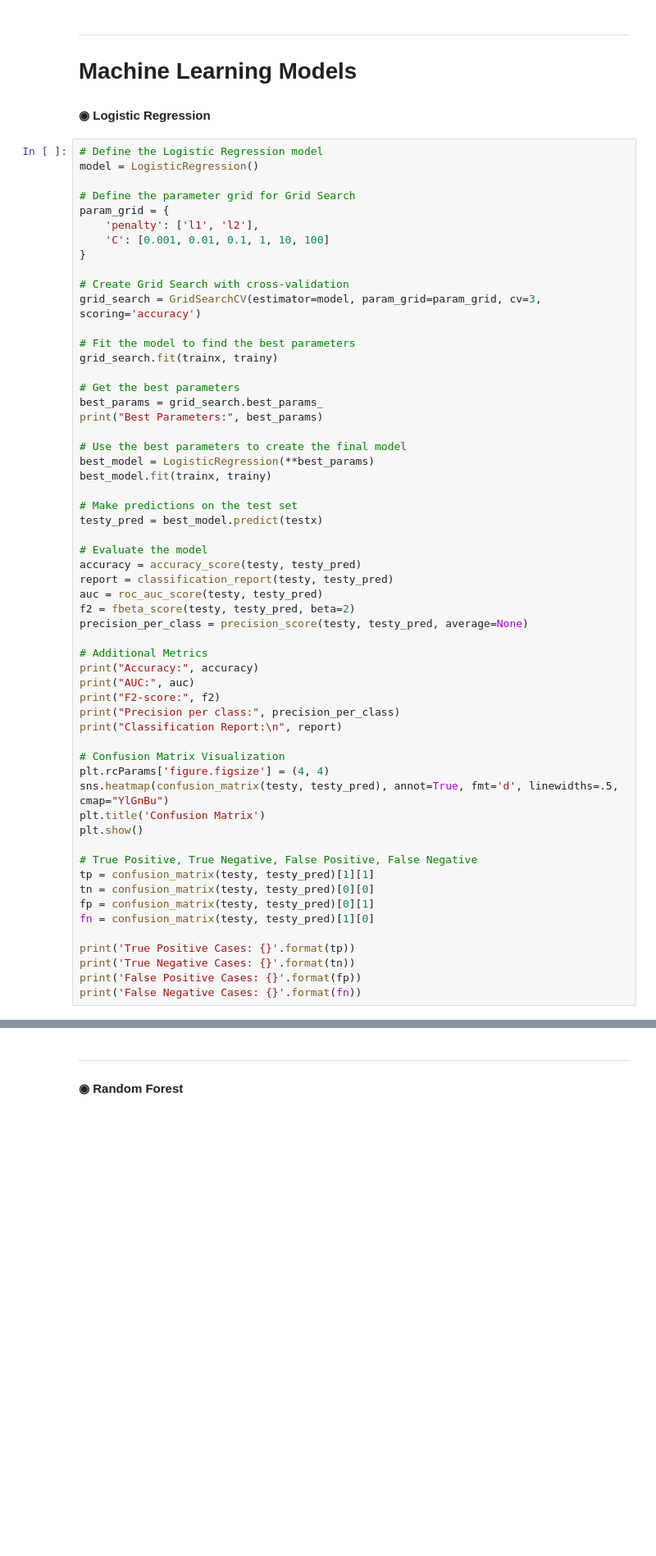
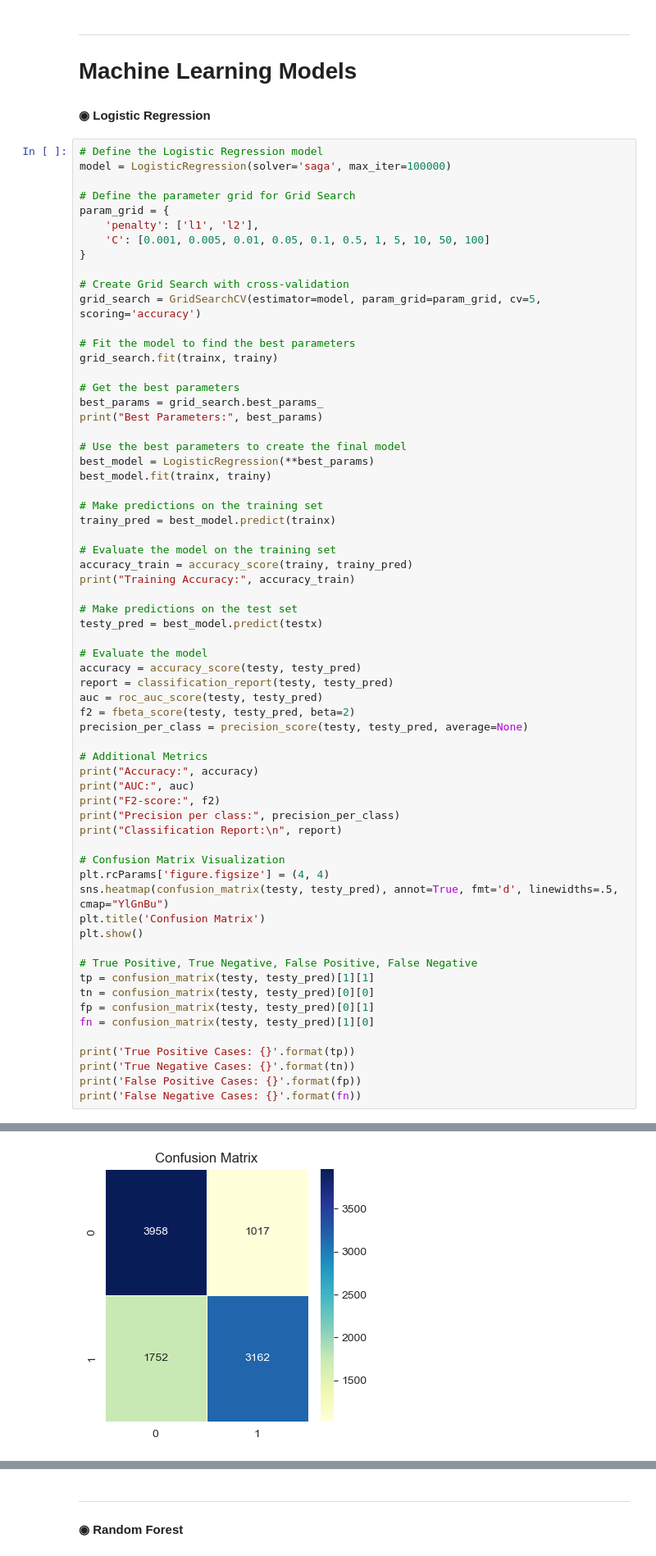
Before and after one commit to MasoudNateghi/CS534, a Jupyter notebook: Project/Project.ipynb, the cells around one changed output, grey strips where cells are left out. Shown at 82% size. Drawn from its saved outputs; the diff is of its cells as text; blank space fills up the shorter version.

```diff
--- a/Project/Project.ipynb
+++ b/Project/Project.ipynb
@@ -1208,16 +1209,16 @@ testx = scaler.transform(testx)
 #### ◉ Logistic Regression
 # %%
 # Define the Logistic Regression model
-model = LogisticRegression()
+model = LogisticRegression(solver='saga', max_iter=100000)
 
 # Define the parameter grid for Grid Search
 param_grid = {
     'penalty': ['l1', 'l2'],
-    'C': [0.001, 0.01, 0.1, 1, 10, 100]
+    'C': [0.001, 0.005, 0.01, 0.05, 0.1, 0.5, 1, 5, 10, 50, 100]
 }
 
 # Create Grid Search with cross-validation
-grid_search = GridSearchCV(estimator=model, param_grid=param_grid, cv=3, scoring='accuracy')
+grid_search = GridSearchCV(estimator=model, param_grid=param_grid, cv=5, scoring='accuracy')
 
 # Fit the model to find the best parameters
 grid_search.fit(trainx, trainy)
@@ -1229,6 +1230,13 @@ print("Best Parameters:", best_params)
 # Use the best parameters to create the final model
 best_model = LogisticRegression(**best_params)
 best_model.fit(trainx, trainy)
+
+# Make predictions on the training set
+trainy_pred = best_model.predict(trainx)
+
+# Evaluate the model on the training set
+accuracy_train = accuracy_score(trainy, trainy_pred)
+print("Training Accuracy:", accuracy_train)
 
 # Make predictions on the test set
 testy_pred = best_model.predict(testx)
@@ -1283,0 +1290 @@ ValueError: Solver lbfgs supports only 'l2' or 'none' penalties, got l1 penalty.
+[figure]
```
Also changed, not shown: parts of 10 cells of this notebook.
